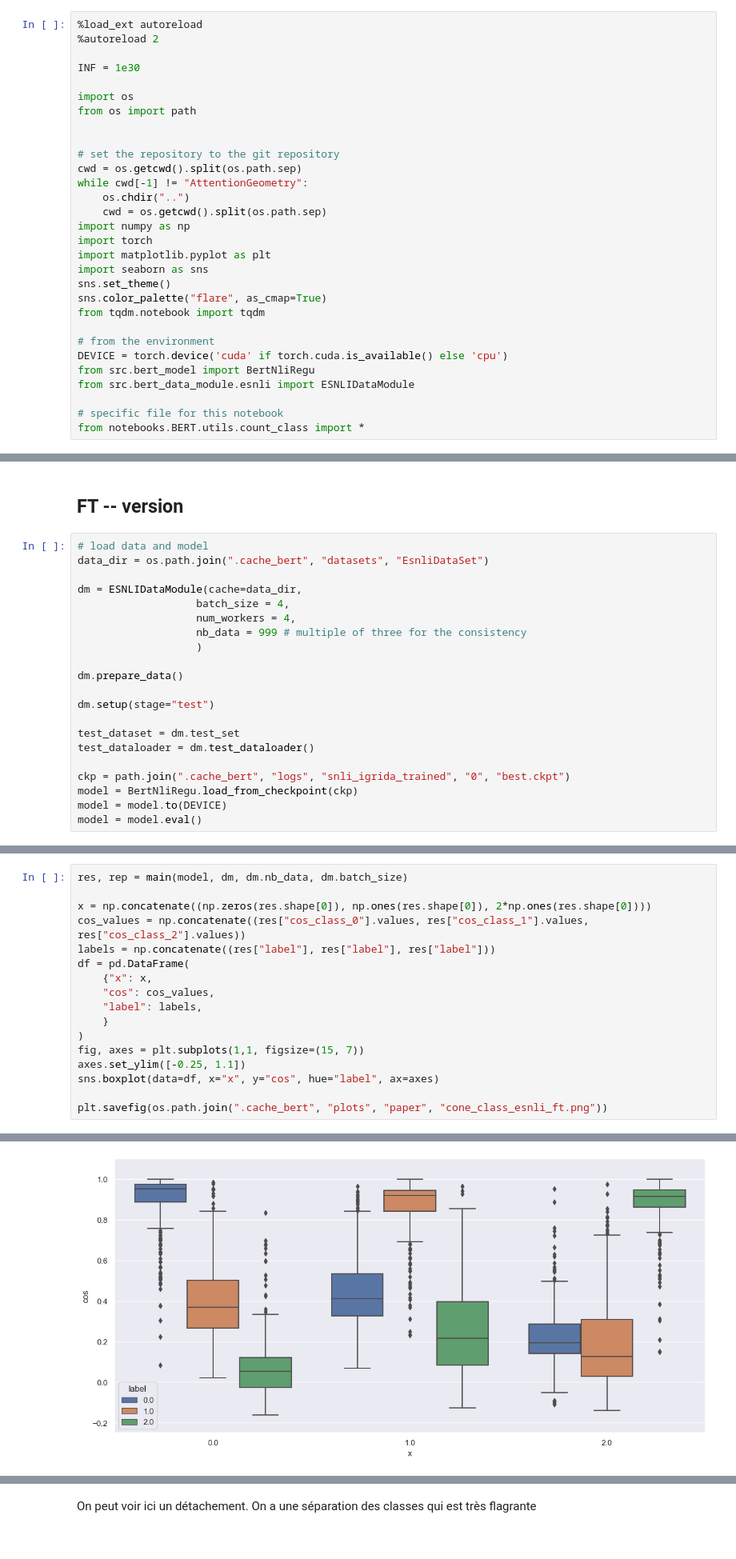
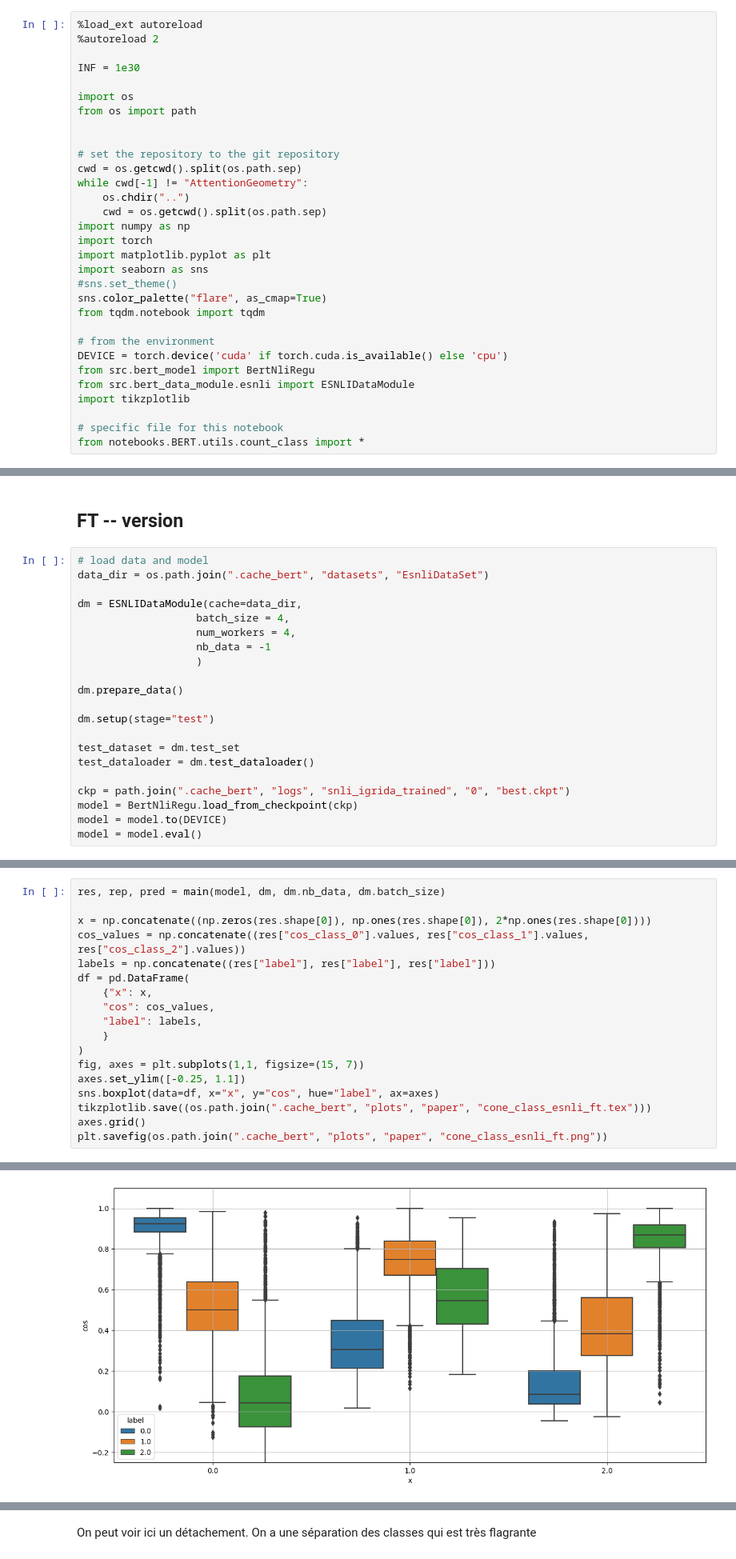
Before and after one commit to lolofo/AttentionGeometry, a Jupyter notebook: notebooks/BERT/S01EP01 -- 1 CONE = 1 CLASS.ipynb, the cells around one changed output, grey strips where cells are left out. Shown at 80% size. Drawn from its saved outputs; the diff is of its cells as text.

```diff
--- a/notebooks/BERT/S01EP01 -- 1 CONE = 1 CLASS.ipynb
+++ b/notebooks/BERT/S01EP01 -- 1 CONE = 1 CLASS.ipynb
@@ -19,7 +19,7 @@ import numpy as np
 import torch
 import matplotlib.pyplot as plt
 import seaborn as sns
-sns.set_theme()
+#sns.set_theme()
 sns.color_palette("flare", as_cmap=True)
 from tqdm.notebook import tqdm
 
@@ -27,6 +27,7 @@ from tqdm.notebook import tqdm
 DEVICE = torch.device('cuda' if torch.cuda.is_available() else 'cpu')
 from src.bert_model import BertNliRegu
 from src.bert_data_module.esnli import ESNLIDataModule
+import tikzplotlib
 
 # specific file for this notebook
 from notebooks.BERT.utils.count_class import *
@@ -45,7 +49,7 @@ data_dir = os.path.join(".cache_bert", "datasets", "EsnliDataSet")
 dm = ESNLIDataModule(cache=data_dir,
                    batch_size = 4,
                    num_workers = 4,
-                   nb_data = 999 # multiple of three for the consistency
+                   nb_data = -1
                    )
 
 dm.prepare_data()
@@ -64,25 +68,26 @@ Some weights of the model checkpoint at bert-base-uncased were not used when ini
 - This IS expected if you are initializing BertModel from the checkpoint of a model trained on another task or with another architecture (e.g. initializing a BertForSequenceClassification model from a ...
 - This IS NOT expected if you are initializing BertModel from the checkpoint of a model that you expect to be exactly identical (initializing a BertForSequenceClassification model from a BertForSequen ...
 # %%
-res, rep = main(model, dm, dm.nb_data, dm.batch_size)
+res, rep, pred = main(model, dm, dm.nb_data, dm.batch_size)
 
 x = np.concatenate((np.zeros(res.shape[0]), np.ones(res.shape[0]), 2*np.ones(res.shape[0])))
 cos_values = np.concatenate((res["cos_class_0"].values, res["cos_class_1"].values, res["cos_class_2"].values))
 labels = np.concatenate((res["label"], res["label"], res["label"]))
 df = pd.DataFrame(
     {"x": x,
     "cos": cos_values,
     "label": labels,
     }
 )
 fig, axes = plt.subplots(1,1, figsize=(15, 7))
 axes.set_ylim([-0.25, 1.1])
 sns.boxplot(data=df, x="x", y="cos", hue="label", ax=axes)
-
+tikzplotlib.save((os.path.join(".cache_bert", "plots", "paper", "cone_class_esnli_ft.tex")))
+axes.grid()
 plt.savefig(os.path.join(".cache_bert", "plots", "paper", "cone_class_esnli_ft.png"))
 # %% [output]
 >> Searching the rep
 >> rep found !
 >> start the loop
 >> all done !
-[figure, old version]
+[figure, new version]
```
Also changed, not shown: parts of 8 cells of this notebook, 5 other files.
